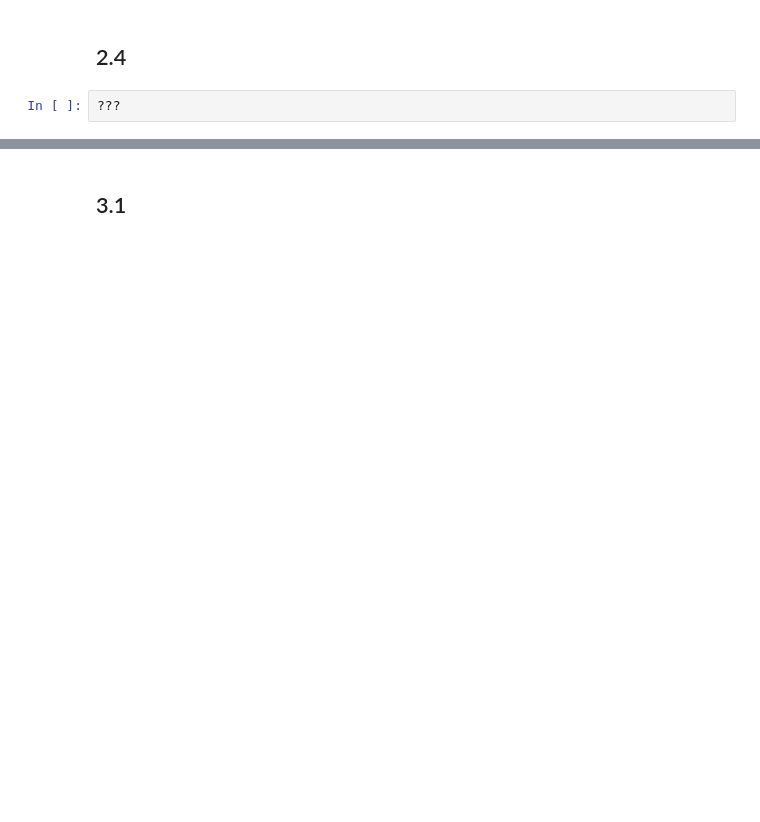
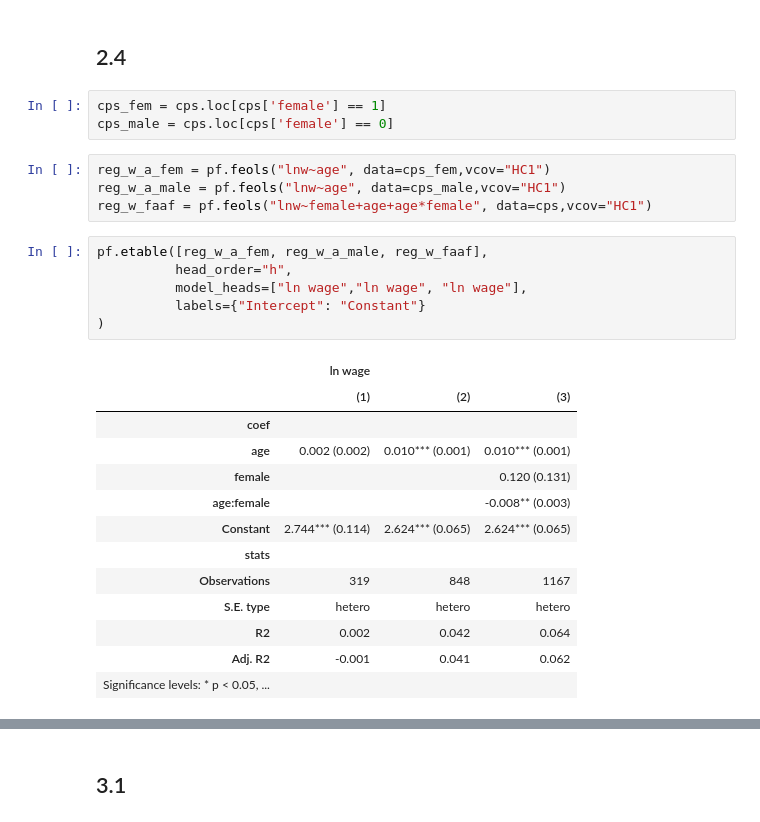
Before and after one commit to Jonas-Nepozitek/Applied-Methods-of-Analysis-II, a Jupyter notebook: problem-sets/ps1/HW1_wage_start.ipynb, the cells around one changed output, grey strips where cells are left out. Cells and saved outputs as stored; diff of their text form; blank space fills up the shorter version.

```diff
--- a/problem-sets/ps1/HW1_wage_start.ipynb
+++ b/problem-sets/ps1/HW1_wage_start.ipynb
@@ -226,4 +248,29 @@ pf.etable([reg_w_f, reg_w_fa, reg_w_fae],
 # %% [markdown]
 ## 2.4
-# %%
-???
+# %%
+cps_fem = cps.loc[cps['female'] == 1]
+cps_male = cps.loc[cps['female'] == 0]
+# %%
+reg_w_a_fem = pf.feols("lnw~age", data=cps_fem,vcov="HC1")
+reg_w_a_male = pf.feols("lnw~age", data=cps_male,vcov="HC1")
+reg_w_faaf = pf.feols("lnw~female+age+age*female", data=cps,vcov="HC1")
+# %%
+pf.etable([reg_w_a_fem, reg_w_a_male, reg_w_faaf],
+          head_order="h",
+          model_heads=["ln wage","ln wage", "ln wage"],
+          labels={"Intercept": "Constant"}
+)
+# %% [output]
+|  | ln wage |  |  |
+|  | (1) | (2) | (3) |
+| coef |  |  |  |
+| age | 0.002 (0.002) | 0.010*** (0.001) | 0.010*** (0.001) |
+| female |  |  | 0.120 (0.131) |
+| age:female |  |  | -0.008** (0.003) |
+| Constant | 2.744*** (0.114) | 2.624*** (0.065) | 2.624*** (0.065) |
+| stats |  |  |  |
+| Observations | 319 | 848 | 1167 |
+| S.E. type | hetero | hetero | hetero |
+| R2 | 0.002 | 0.042 | 0.064 |
+| Adj. R2 | -0.001 | 0.041 | 0.062 |
+| Significance levels: * p < 0.05, ... |  |  |  |
```
Also changed, not shown: parts of 13 cells of this notebook.
